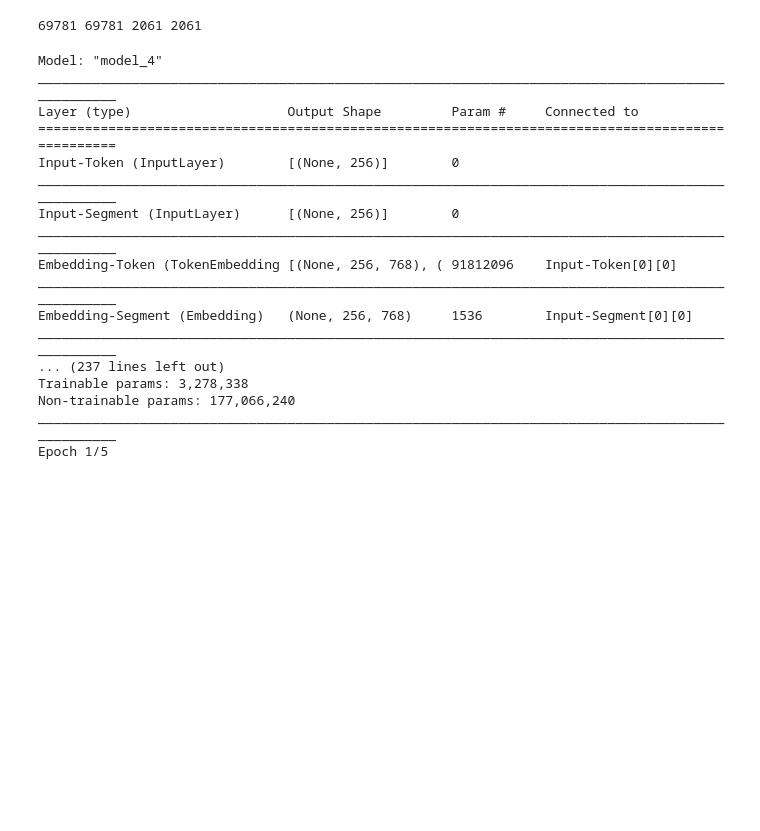
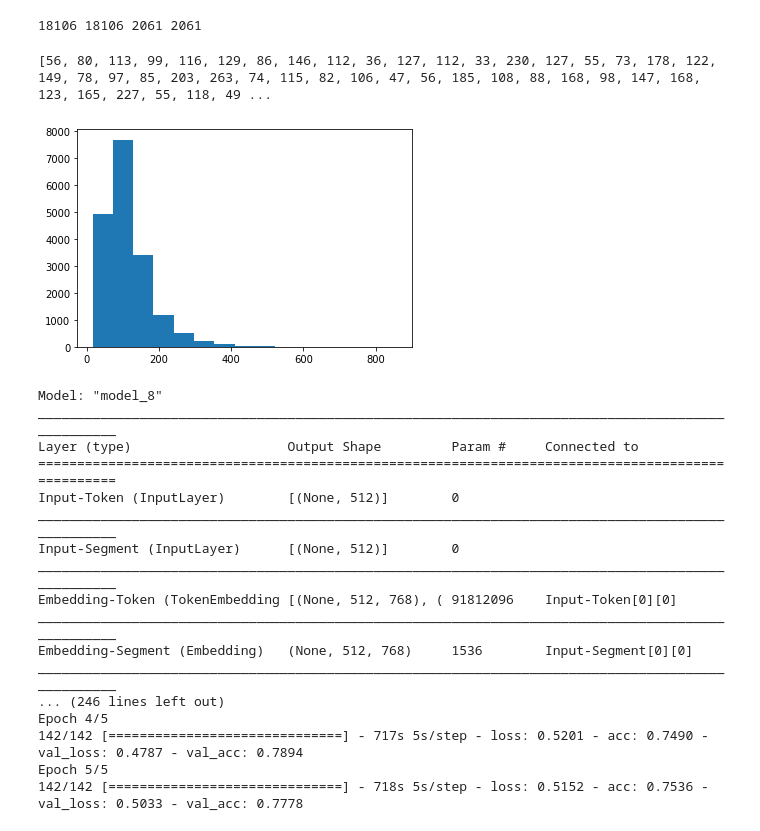
Before and after one commit to hoangtheanhhp/ZaloQA, a Jupyter notebook: QASystem/run_zalo.ipynb, the cells around one changed output. Cells and saved outputs as stored; diff of their text form; code cells hidden in the pictures; blank space fills up the shorter version.

```diff
--- a/QASystem/run_zalo.ipynb
+++ b/QASystem/run_zalo.ipynb
@@ -55,7 +59,7 @@ from kashgari.embeddings import BERTEmbedding
 
 bert_embedding = BERTEmbedding(MODEL_PATH,
                                task=kashgari.CLASSIFICATION,
-                               sequence_length=256)
+                               sequence_length=512)
 
 tokenizer = bert_embedding.tokenizer
 # %% [output]
@@ -126,7 +129,18 @@ for d in val:
 
 print(len(train_x), len(train_y), len(val_x), len(val_y))
 # %% [output]
-69781 69781 2061 2061
+18106 18106 2061 2061
+# %%
+import matplotlib.pyplot as plt
+len_train = []
+for t in train_x:
+  len_train.append(len(t))
+print(len_train)
+plt.hist(len_train, bins=15)
+plt.show()
+# %% [output]
+[56, 80, 113, 99, 116, 129, 86, 146, 112, 36, 127, 112, 33, 230, 127, 55, 73, 178, 122, 149, 78, 97, 85, 203, 263, 74, 115, 82, 106, 47, 56, 185, 108, 88, 168, 98, 147, 168, 123, 165, 227, 55, 118, 49 ...
+[figure, added]
 # %%
 from kashgari.tasks.classification import BiLSTM_Model
 
@@ -139,28 +153,28 @@ model.fit(train_x,
           train_y,
           val_x,
           val_y,
-          epochs=3,
-          batch_size=256)
+          epochs=5,
+          batch_size=128)
 
 model.save(SAVE_MODEL_PATH)
 # %% [output]
-Model: "model_4"
+Model: "model_8"
 __________________________________________________________________________________________________
 Layer (type)                    Output Shape         Param #     Connected to
 ==================================================================================================
-Input-Token (InputLayer)        [(None, 256)]        0
+Input-Token (InputLayer)        [(None, 512)]        0
 __________________________________________________________________________________________________
-Input-Segment (InputLayer)      [(None, 256)]        0
+Input-Segment (InputLayer)      [(None, 512)]        0
 __________________________________________________________________________________________________
-Embedding-Token (TokenEmbedding [(None, 256, 768), ( 91812096    Input-Token[0][0]
+Embedding-Token (TokenEmbedding [(None, 512, 768), ( 91812096    Input-Token[0][0]
 __________________________________________________________________________________________________
-Embedding-Segment (Embedding)   (None, 256, 768)     1536        Input-Segment[0][0]
+Embedding-Segment (Embedding)   (None, 512, 768)     1536        Input-Segment[0][0]
 __________________________________________________________________________________________________
-... (237 lines left out)
-Trainable params: 3,278,338
-Non-trainable params: 177,066,240
-__________________________________________________________________________________________________
-Epoch 1/5
+... (246 lines left out)
+Epoch 4/5
+142/142 [==============================] - 717s 5s/step - loss: 0.5201 - acc: 0.7490 - val_loss: 0.4787 - val_acc: 0.7894
+Epoch 5/5
+142/142 [==============================] - 718s 5s/step - loss: 0.5152 - acc: 0.7536 - val_loss: 0.5033 - val_acc: 0.7778
 # %%
 from kashgari.utils import load_model
 
```
Also changed, not shown: parts of 7 cells of this notebook.
